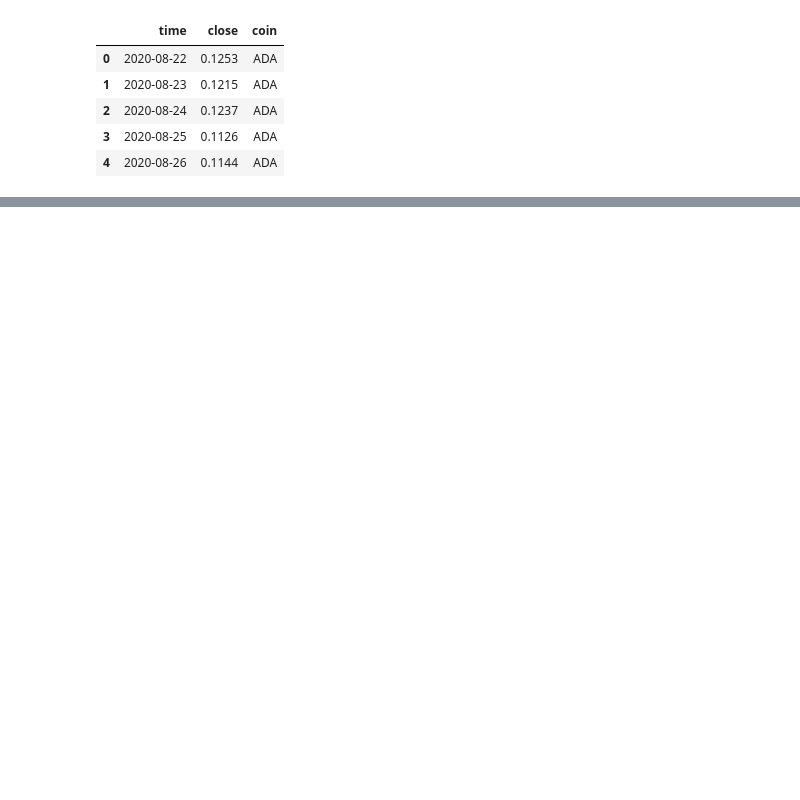
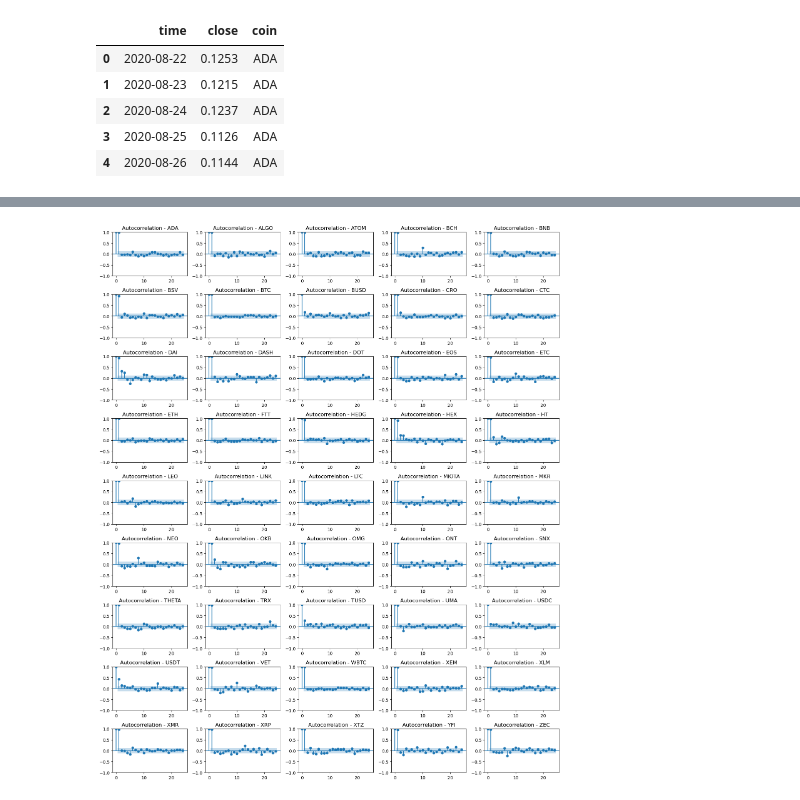
Before and after one commit to FedeScenna/Crypto_NetworkAnalysis, a Jupyter notebook: 03_EDA.ipynb, the cells around one changed output, grey strips where cells are left out. Saved outputs shown, nothing was run; the diff lists cells and outputs as text; code cells hidden in the pictures; blank space fills up the shorter version.

```diff
--- a/03_EDA.ipynb
+++ b/03_EDA.ipynb
@@ -49,0 +31,4 @@ KeyboardInterrupt:
+# %%
+plot_pacfs(df, coins, 9,5)
+# %% [output]
+[figure, added]
```
Also changed, not shown: parts of 3 cells of this notebook, 1 other file.
